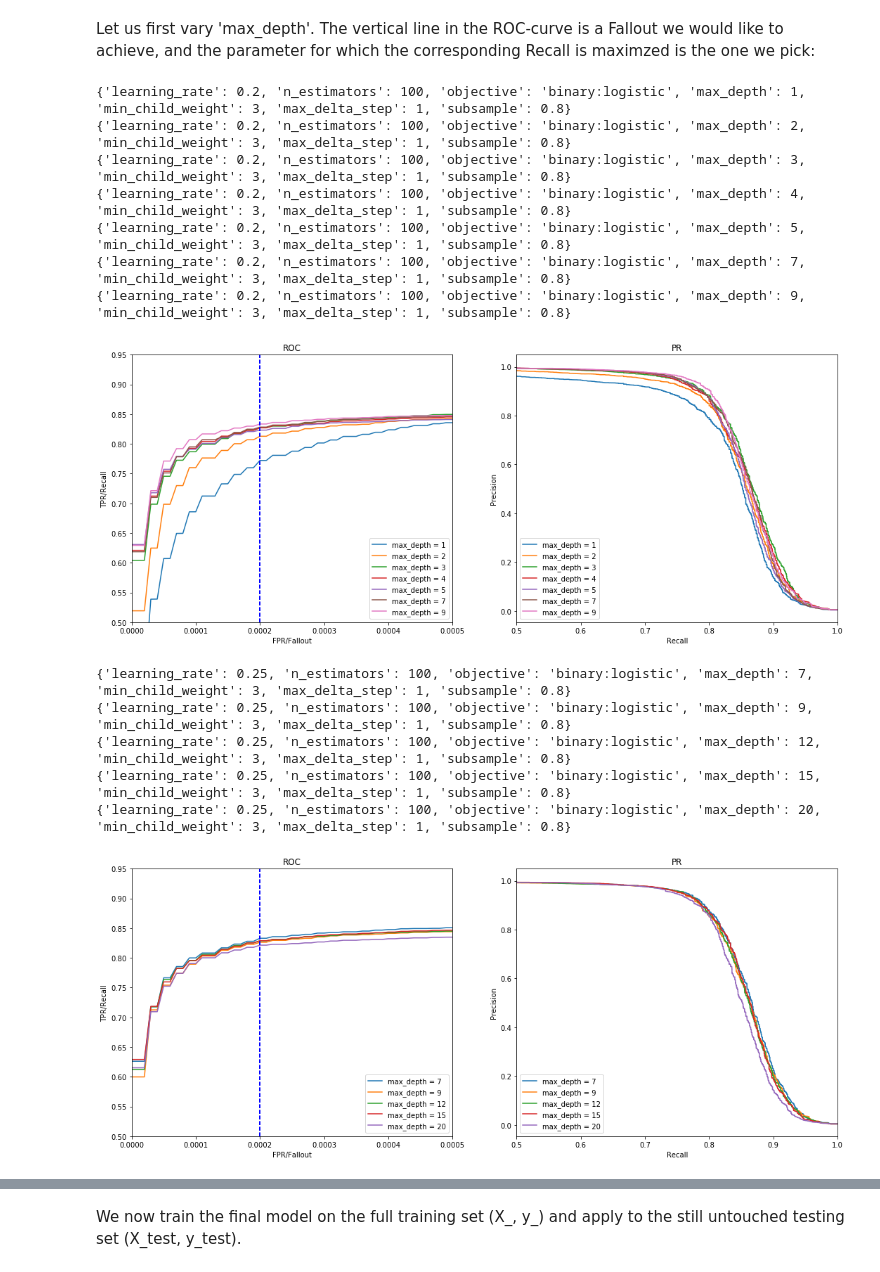
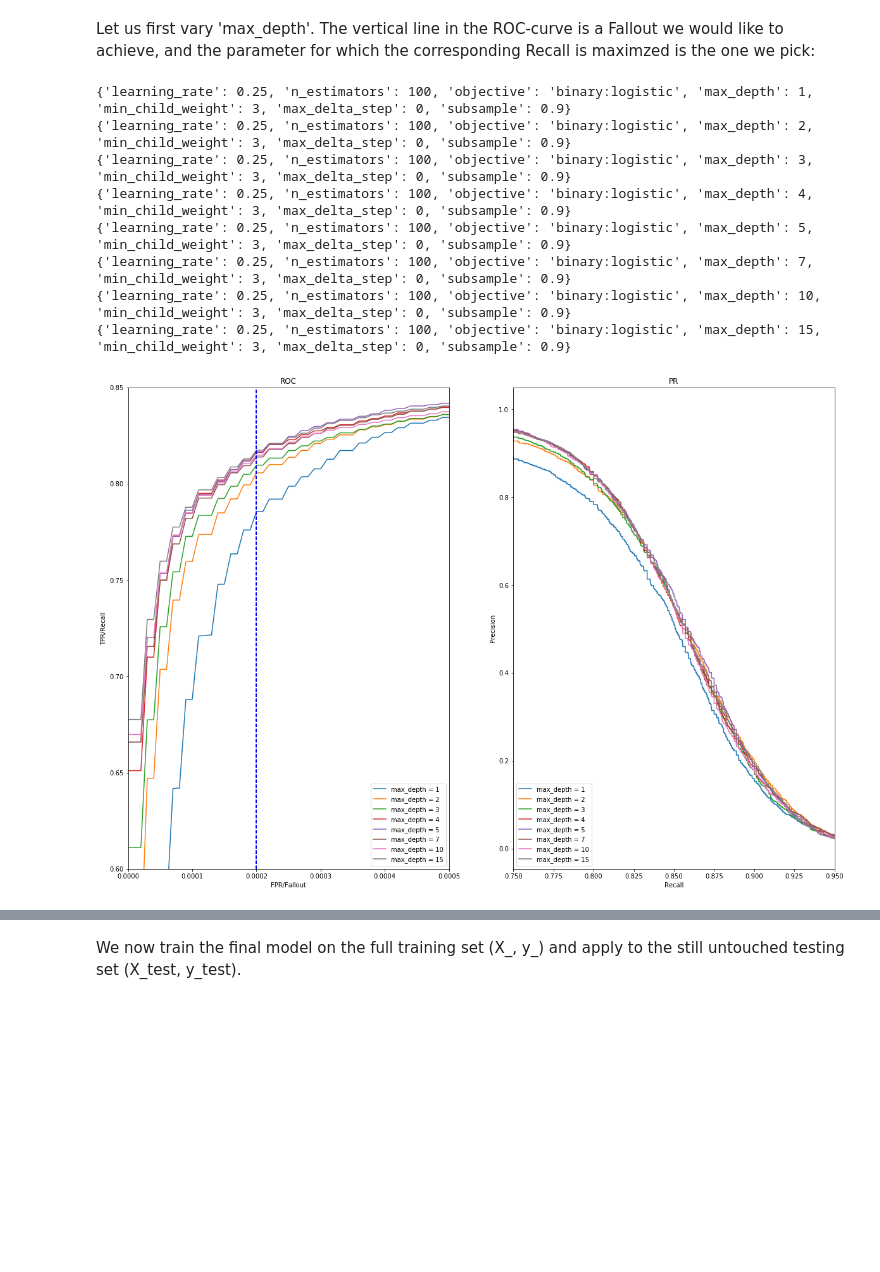
Before and after one commit to dstuerzer/Kaggle, a Jupyter notebook: credit_card_fraud/XGBoost.ipynb, the cells around one changed output, grey strips where cells are left out. Saved outputs shown, nothing was run; the diff lists cells and outputs as text; code cells hidden in the pictures; blank space fills up the shorter version.

Commit message:
updated XGBoost from cloud. Better resolution plots and finer grid search

```diff
--- a/credit_card_fraud/XGBoost.ipynb
+++ b/credit_card_fraud/XGBoost.ipynb
@@ -104,9 +123,9 @@ csv.grid_scores_
 # %% [markdown]
 Finally we search for an optimal leaning rate:
 # %%
-cv_params = {'learning_rate': [0.05, 0.1, 0.15, 0.2, 0.25, 0.3]}
-fix_params['max_delta_step'] = 1
-fix_params['subsample'] = 0.8
+cv_params = {'learning_rate': [0.05, 0.1, 0.15, 0.2, 0.25, 0.3, 0.35]}
+fix_params['max_delta_step'] = 0
+fix_params['subsample'] = 0.9
 csv = GridSearchCV(xgb.XGBClassifier(**fix_params), cv_params, scoring = 'f1', cv = 5)
 csv.fit(X_, y_)
 csv.grid_scores_
@@ -126,5 +146,5 @@ Unfortunately, running the same grid search again often yields different 'optima
 # %%
-fix_params['learning_rate'] = 0.2
+fix_params['learning_rate'] = 0.25
 params_final =  fix_params
 print(params_final)
 # %% [output]
@@ -179,7 +199,7 @@ def get_curves(X_, y_, pars):
 This function now calls 'get_curves' *N_iter* times and computes averaged ROC- and PR-curves:
 # %%
 def gen_curves(X_, y_, pars):
-    N_iter = 100
+    N_iter = 300
     mean_tpr = 0.0
     mean_fpr = np.linspace(0, 1, 100000)
 
@@ -201,7 +221,7 @@ def gen_curves(X_, y_, pars):
 And this function finally plots the curves for different parameters:
 # %%
 def plot_roc(X_, y_, par, name_par, list_par):
-    f, (ax1, ax2) = plt.subplots(1, 2, figsize = (18,7));
+    f, (ax1, ax2) = plt.subplots(1, 2, figsize = (20,14));
     for l in list_par:
         par[name_par] = l
         print(par)
@@ -209,7 +229,7 @@ def plot_roc(X_, y_, par, name_par, list_par):
         ax1.plot(mean_fpr, mean_tpr, label = name_par+" = "+str(l))
         ax2.plot(mean_rec, mean_prec, label = name_par+" = "+str(l))
     ax1.set_xlim([0, 0.0005])
-    ax1.set_ylim([0.5, 0.95])
+    ax1.set_ylim([0.6, 0.85])
     ax1.axvline(2e-4, color='b', linestyle='dashed', linewidth=2)
     ax1.legend(loc="lower right")
     ax1.set_xlabel('FPR/Fallout')
@@ -219,28 +239,20 @@ def plot_roc(X_, y_, par, name_par, list_par):
     ax1.set_title('ROC')
     ax2.set_title('PR')
     ax2.legend(loc = "lower left")
-    ax2.set_xlim([0.5, 1])
+    ax2.set_xlim([0.75, 0.95])
     plt.show()
 # %% [markdown]
 Let us first vary 'max_depth'. The vertical line in the ROC-curve is a Fallout we would like to achieve, and the parameter for which the corresponding Recall is maximzed is the one we pick:
 # %%
-plot_roc(X_, y_, par, 'max_depth', [1,2,3,4,5,7,9])
+plot_roc(X_, y_, par, 'max_depth', [1,2,3,4,5,7,10,15])
 # %% [output]
-{'learning_rate': 0.2, 'n_estimators': 100, 'objective': 'binary:logistic', 'max_depth': 1, 'min_child_weight': 3, 'max_delta_step': 1, 'subsample': 0.8}
-{'learning_rate': 0.2, 'n_estimators': 100, 'objective': 'binary:logistic', 'max_depth': 2, 'min_child_weight': 3, 'max_delta_step': 1, 'subsample': 0.8}
-{'learning_rate': 0.2, 'n_estimators': 100, 'objective': 'binary:logistic', 'max_depth': 3, 'min_child_weight': 3, 'max_delta_step': 1, 'subsample': 0.8}
-{'learning_rate': 0.2, 'n_estimators': 100, 'objective': 'binary:logistic', 'max_depth': 4, 'min_child_weight': 3, 'max_delta_step': 1, 'subsample': 0.8}
-{'learning_rate': 0.2, 'n_estimators': 100, 'objective': 'binary:logistic', 'max_depth': 5, 'min_child_weight': 3, 'max_delta_step': 1, 'subsample': 0.8}
-{'learning_rate': 0.2, 'n_estimators': 100, 'objective': 'binary:logistic', 'max_depth': 7, 'min_child_weight': 3, 'max_delta_step': 1, 'subsample': 0.8}
-{'learning_rate': 0.2, 'n_estimators': 100, 'objective': 'binary:logistic', 'max_depth': 9, 'min_child_weight': 3, 'max_delta_step': 1, 'subsample': 0.8}
+{'learning_rate': 0.25, 'n_estimators': 100, 'objective': 'binary:logistic', 'max_depth': 1, 'min_child_weight': 3, 'max_delta_step': 0, 'subsample': 0.9}
+{'learning_rate': 0.25, 'n_estimators': 100, 'objective': 'binary:logistic', 'max_depth': 2, 'min_child_weight': 3, 'max_delta_step': 0, 'subsample': 0.9}
+{'learning_rate': 0.25, 'n_estimators': 100, 'objective': 'binary:logistic', 'max_depth': 3, 'min_child_weight': 3, 'max_delta_step': 0, 'subsample': 0.9}
+{'learning_rate': 0.25, 'n_estimators': 100, 'objective': 'binary:logistic', 'max_depth': 4, 'min_child_weight': 3, 'max_delta_step': 0, 'subsample': 0.9}
+{'learning_rate': 0.25, 'n_estimators': 100, 'objective': 'binary:logistic', 'max_depth': 5, 'min_child_weight': 3, 'max_delta_step': 0, 'subsample': 0.9}
+{'learning_rate': 0.25, 'n_estimators': 100, 'objective': 'binary:logistic', 'max_depth': 7, 'min_child_weight': 3, 'max_delta_step': 0, 'subsample': 0.9}
+{'learning_rate': 0.25, 'n_estimators': 100, 'objective': 'binary:logistic', 'max_depth': 10, 'min_child_weight': 3, 'max_delta_step': 0, 'subsample': 0.9}
+{'learning_rate': 0.25, 'n_estimators': 100, 'objective': 'binary:logistic', 'max_depth': 15, 'min_child_weight': 3, 'max_delta_step': 0, 'subsample': 0.9}
-[figure, old version]
+[figure, new version]
-# %%
-plot_roc(X_, y_, par, 'max_depth', [7,9,12,15,20])
-# %% [output]
-{'learning_rate': 0.25, 'n_estimators': 100, 'objective': 'binary:logistic', 'max_depth': 7, 'min_child_weight': 3, 'max_delta_step': 1, 'subsample': 0.8}
-{'learning_rate': 0.25, 'n_estimators': 100, 'objective': 'binary:logistic', 'max_depth': 9, 'min_child_weight': 3, 'max_delta_step': 1, 'subsample': 0.8}
-{'learning_rate': 0.25, 'n_estimators': 100, 'objective': 'binary:logistic', 'max_depth': 12, 'min_child_weight': 3, 'max_delta_step': 1, 'subsample': 0.8}
-{'learning_rate': 0.25, 'n_estimators': 100, 'objective': 'binary:logistic', 'max_depth': 15, 'min_child_weight': 3, 'max_delta_step': 1, 'subsample': 0.8}
-{'learning_rate': 0.25, 'n_estimators': 100, 'objective': 'binary:logistic', 'max_depth': 20, 'min_child_weight': 3, 'max_delta_step': 1, 'subsample': 0.8}
-[figure, removed]
 # %% [markdown]
```
Also changed, not shown: parts of 19 cells of this notebook.
